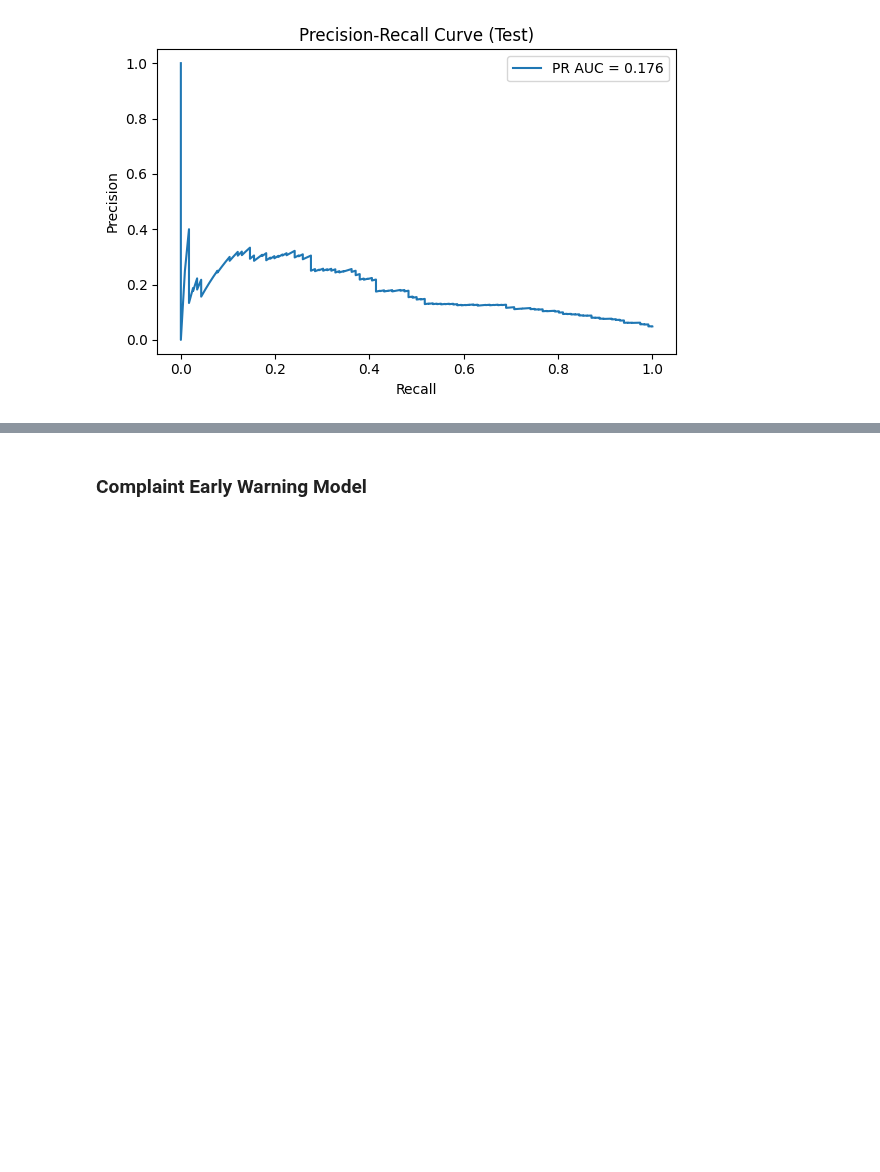
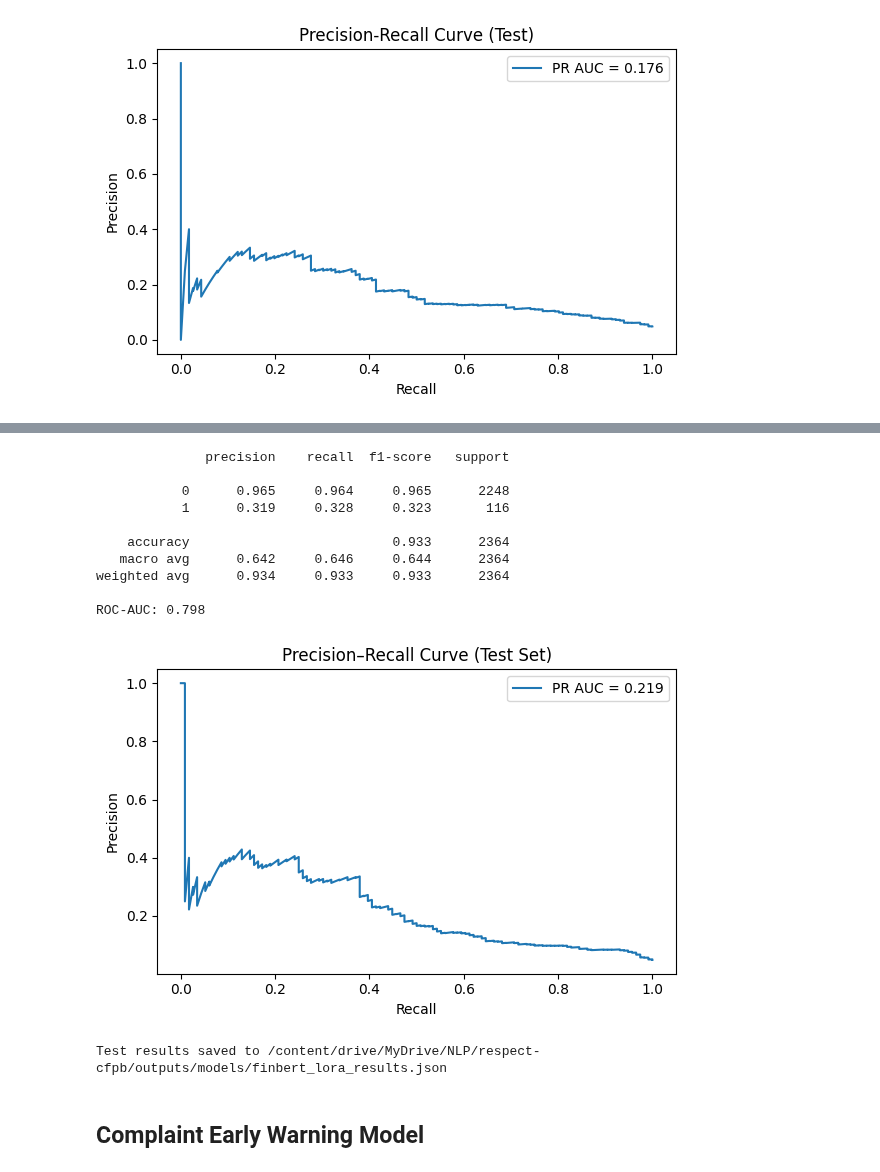
Before and after one commit to gongbyung/ai-ethics-prototypes, a Jupyter notebook: respect-cfpb/notebooks/02_modeling_nlp.ipynb, the cells around one changed output, grey strips where cells are left out. Saved outputs shown, nothing was run; the diff lists cells and outputs as text; code cells hidden in the pictures; blank space fills up the shorter version.

Commit message:
add finbert_lora model

```diff
--- a/respect-cfpb/notebooks/02_modeling_nlp.ipynb
+++ b/respect-cfpb/notebooks/02_modeling_nlp.ipynb
@@ -299,0 +399,11 @@ FinBERT model loaded successfully
+# %%
+# Train model with the custom trainer with the weighted cross-entropy loss function
+trainer = WeightedTrainer(
+    model=model,
+    args=training_args,
+    train_dataset=train_dataset,
+    eval_dataset=val_dataset,
+    tokenizer=tokenizer,
+    compute_metrics=compute_metrics,
+)
+trainer.train()
@@ -299,0 +417,31 @@ FinBERT model loaded successfully
+# %%
+from sklearn.metrics import auc as sk_auc
+# Load the best model automatically restored from training
+best_model = trainer.model
+
+# Get predictions on test set
+predictions = trainer.predict(test_dataset)
+pred_probs = torch.softmax(torch.tensor(predictions.predictions), dim=1)[:, 1].numpy()
+pred_labels = np.argmax(predictions.predictions, axis=1)
+true_labels = np.array(predictions.label_ids)
+
+# Evaluate metrics
+roc_auc = roc_auc_score(true_labels, pred_probs)
+report = classification_report(true_labels, pred_labels, digits=3)
+print(report)
+print("ROC-AUC:", round(roc_auc, 3))
+
+# Optional — plot Precision–Recall curve
+prec, rec, _ = precision_recall_curve(true_labels, pred_probs)
+pr_auc = sk_auc(rec, prec)
+
+import matplotlib.pyplot as plt
+plt.figure(figsize=(6,4))
+plt.plot(rec, prec, label=f"PR AUC = {pr_auc:.3f}")
+plt.xlabel("Recall")
+plt.ylabel("Precision")
+plt.title("Precision–Recall Curve (Test Set)")
+plt.legend()
+plt.tight_layout()
+plt.show()
+# %% [output]
@@ -300,3 +449,39 @@ FinBERT model loaded successfully
+              precision    recall  f1-score   support
+
+           0      0.965     0.964     0.965      2248
+           1      0.319     0.328     0.323       116
+
+    accuracy                          0.933      2364
+   macro avg      0.642     0.646     0.644      2364
+weighted avg      0.934     0.933     0.933      2364
+
+ROC-AUC: 0.798
+[figure, added]
+# %%
+# Save metrics for comparison
+import os, json
+os.makedirs("/content/drive/MyDrive/NLP/respect-cfpb/outputs/models", exist_ok=True)
+
+test_results = {
+    "model_name": "finbert_lora_weighted",
+    "performance": {
+        "test": {
+            "roc_auc": float(round(roc_auc, 3)),
+            "precision_risk": float(np.round(classification_report(true_labels, pred_labels, output_dict=True)['1']['precision'], 3)),
+            "recall_risk": float(np.round(classification_report(true_labels, pred_labels, output_dict=True)['1']['recall'], 3)),
+            "f1_risk": float(np.round(classification_report(true_labels, pred_labels, output_dict=True)['1']['f1-score'], 3)),
+            "accuracy": float(np.round(classification_report(true_labels, pred_labels, output_dict=True)['accuracy'], 3))
+        }
+    }
+}
+
+output_path = "/content/drive/MyDrive/NLP/respect-cfpb/outputs/models/finbert_lora_results.json"
+with open(output_path, "w") as f:
+    json.dump(test_results, f, indent=4)
+
+print(f"Test results saved to {output_path}")
+# %% [output]
+Test results saved to /content/drive/MyDrive/NLP/respect-cfpb/outputs/models/finbert_lora_results.json
 # %% [markdown]
-### Complaint Early Warning Model
+## Complaint Early Warning Model
 # %% [markdown]
```
Also changed, not shown: parts of 18 cells of this notebook.
